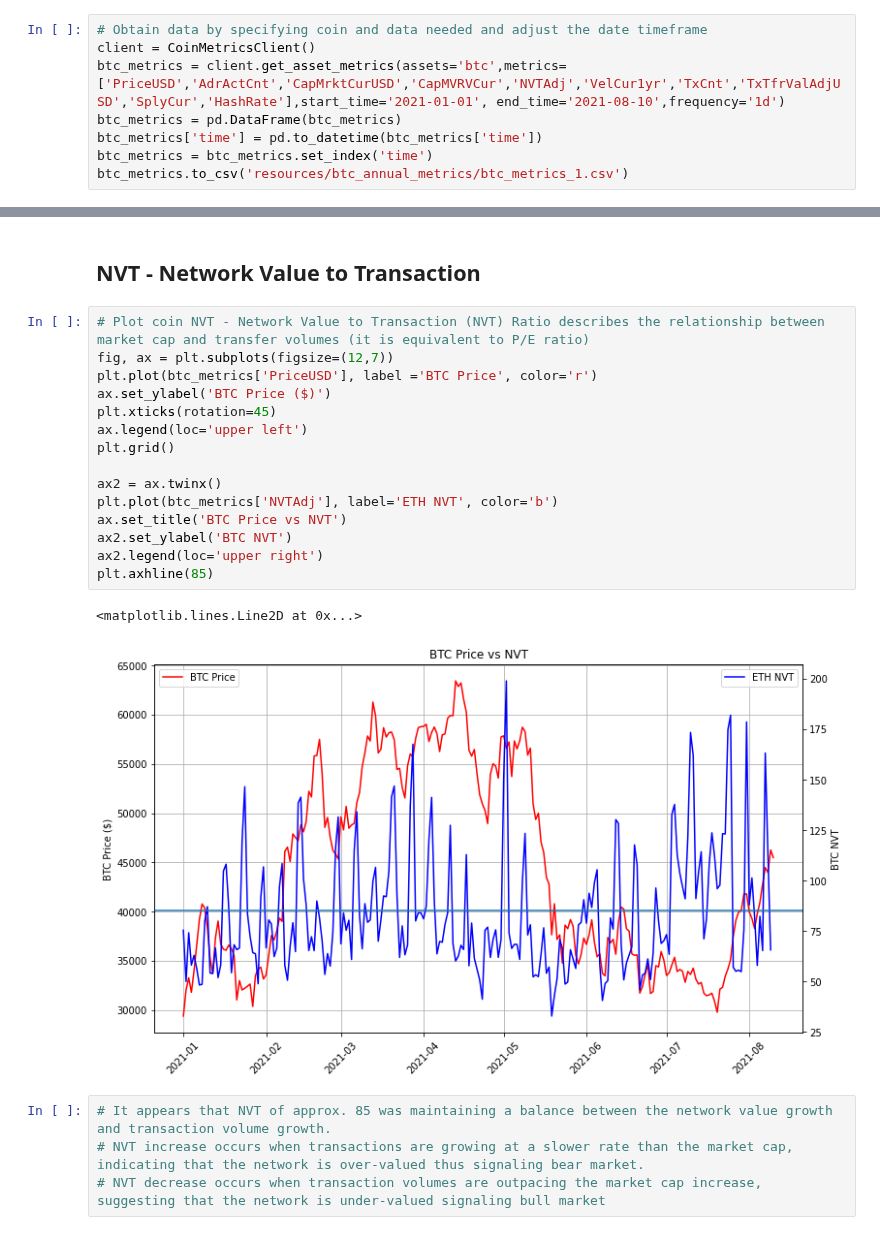
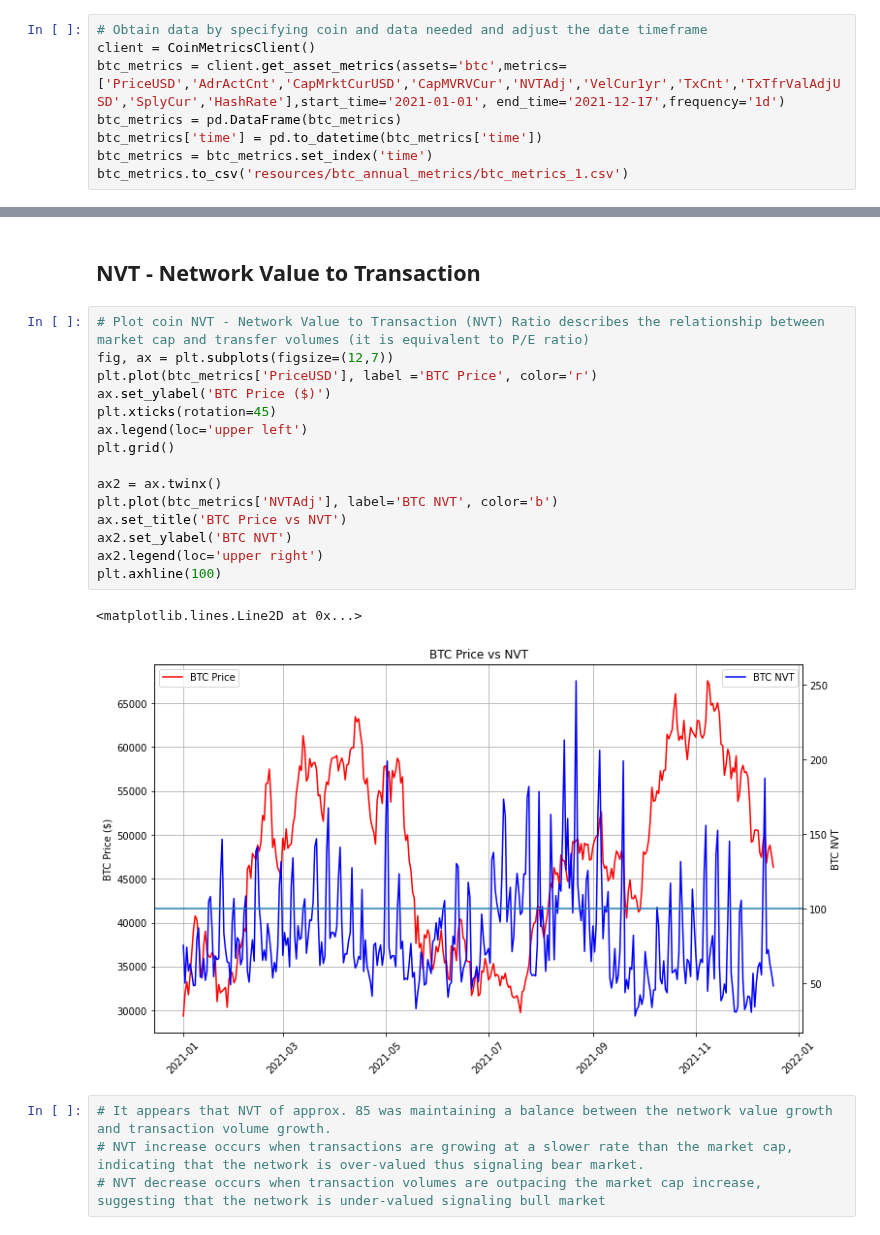
Before and after one commit to dbogatic/crypto-analysis, a Jupyter notebook: btc_coinmetrics.ipynb, the cells around one changed output, grey strips where cells are left out. Saved outputs shown, nothing was run; the diff lists cells and outputs as text.

```diff
--- a/btc_coinmetrics.ipynb
+++ b/btc_coinmetrics.ipynb
@@ -16,7 +16,7 @@ import numpy as np
 # %%
 # Obtain data by specifying coin and data needed and adjust the date timeframe
 client = CoinMetricsClient()
-btc_metrics = client.get_asset_metrics(assets='btc',metrics=['PriceUSD','AdrActCnt','CapMrktCurUSD','CapMVRVCur','NVTAdj','VelCur1yr','TxCnt','TxTfrValAdjUSD','SplyCur','HashRate'],start_time='2021-01-01', end_time='2021-08-10',frequency='1d')
+btc_metrics = client.get_asset_metrics(assets='btc',metrics=['PriceUSD','AdrActCnt','CapMrktCurUSD','CapMVRVCur','NVTAdj','VelCur1yr','TxCnt','TxTfrValAdjUSD','SplyCur','HashRate'],start_time='2021-01-01', end_time='2021-12-17',frequency='1d')
 btc_metrics = pd.DataFrame(btc_metrics)
 btc_metrics['time'] = pd.to_datetime(btc_metrics['time'])
 btc_metrics = btc_metrics.set_index('time')
@@ -113,21 +113,21 @@ plt.axhline(0)
 # %%
 # Plot coin NVT - Network Value to Transaction (NVT) Ratio describes the relationship between market cap and transfer volumes (it is equivalent to P/E ratio)
 fig, ax = plt.subplots(figsize=(12,7))
 plt.plot(btc_metrics['PriceUSD'], label ='BTC Price', color='r')
 ax.set_ylabel('BTC Price ($)')
 plt.xticks(rotation=45)
 ax.legend(loc='upper left')
 plt.grid()
 
 ax2 = ax.twinx()
-plt.plot(btc_metrics['NVTAdj'], label='ETH NVT', color='b')
+plt.plot(btc_metrics['NVTAdj'], label='BTC NVT', color='b')
 ax.set_title('BTC Price vs NVT')
 ax2.set_ylabel('BTC NVT')
 ax2.legend(loc='upper right')
-plt.axhline(85)
+plt.axhline(100)
 # %% [output]
 <matplotlib.lines.Line2D at 0x...>
-[figure, old version]
+[figure, new version]
 # %%
 # It appears that NVT of approx. 85 was maintaining a balance between the network value growth and transaction volume growth.
 # NVT increase occurs when transactions are growing at a slower rate than the market cap, indicating that the network is over-valued thus signaling bear market.
```
Also changed, not shown: parts of 10 cells of this notebook, 39 other files.
